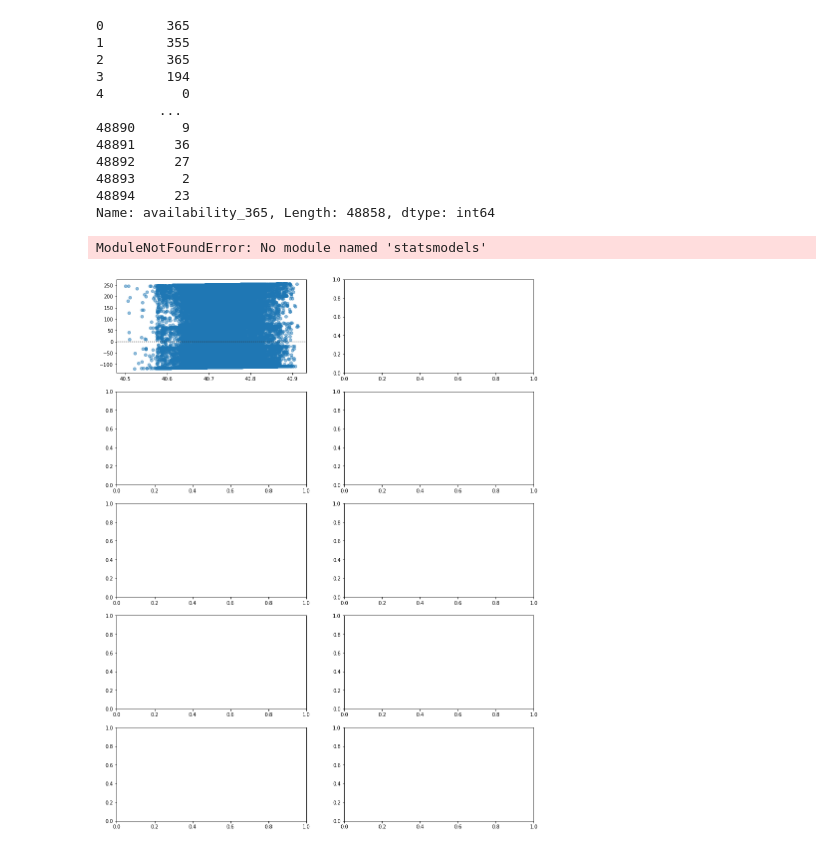
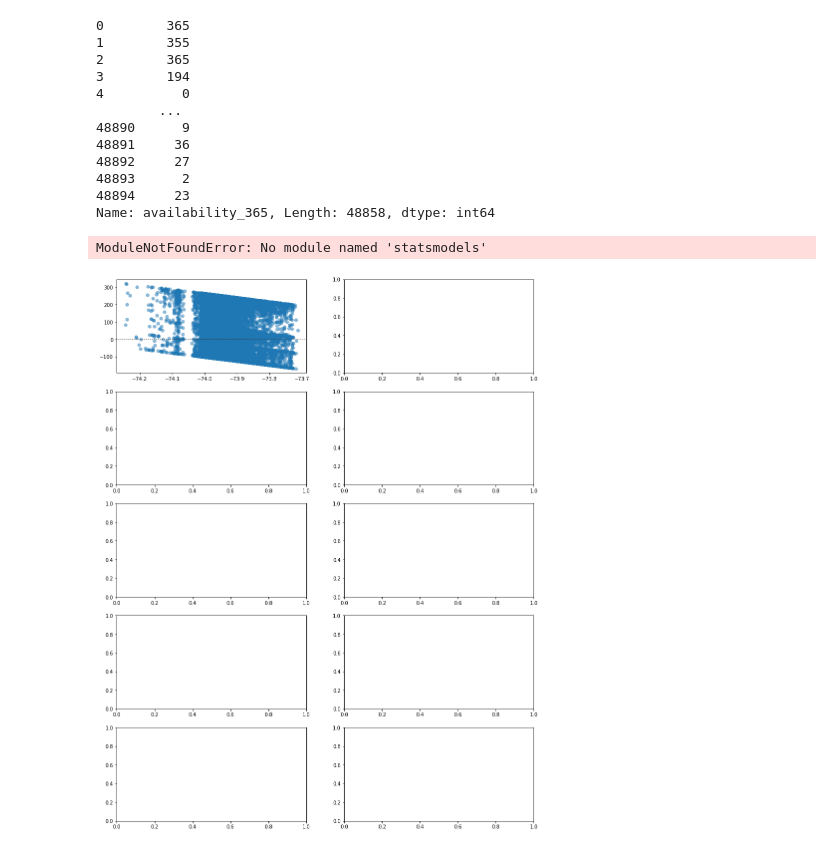
Before and after one commit to pchundury/Lodestar2, a Jupyter notebook: Lodestar2_pilot.ipynb, the cells around one changed output. Saved outputs shown, nothing was run; the diff lists cells and outputs as text; code cells hidden in the pictures.

```diff
--- a/Lodestar2_pilot.ipynb
+++ b/Lodestar2_pilot.ipynb
@@ -213,10 +213,13 @@ Name: availability_365, Length: 48858, dtype: int64
 # %%
 f, axes = plt.subplots(5, 2, figsize=(15, 20))
 sns.residplot(df_quant_x.iloc[:,1],df_quant_y, lowess=True, ax=axes[0, 0],
                           scatter_kws={'alpha': 0.5},
                           line_kws={'color': 'red', 'lw': 1, 'alpha': 0.8})
+sns.residplot(df_quant_x.iloc[:,0],df_quant_y, lowess=True, ax=axes[0, 0],
+                          scatter_kws={'alpha': 0.5},
+                          line_kws={'color': 'red', 'lw': 1, 'alpha': 0.8})
 plt.setp(axes, yticks=[])
 plt.tight_layout()
 # %% [output]
 ModuleNotFoundError: No module named 'statsmodels'
-[figure, old version]
+[figure, new version]
```
